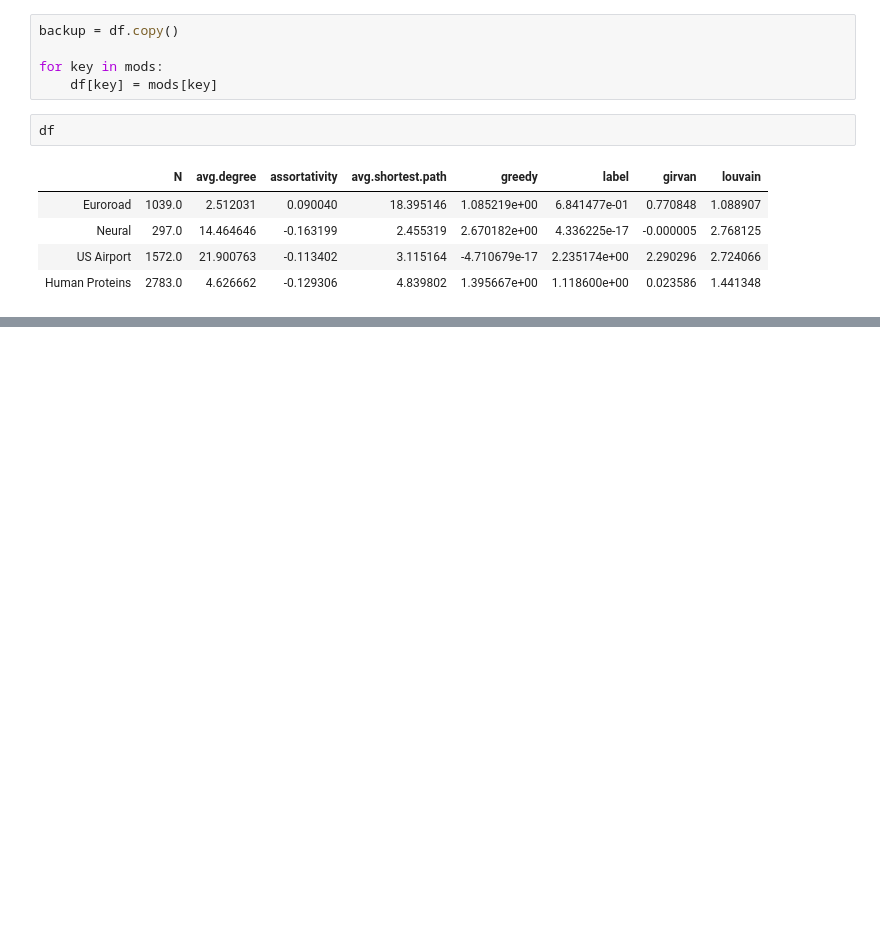
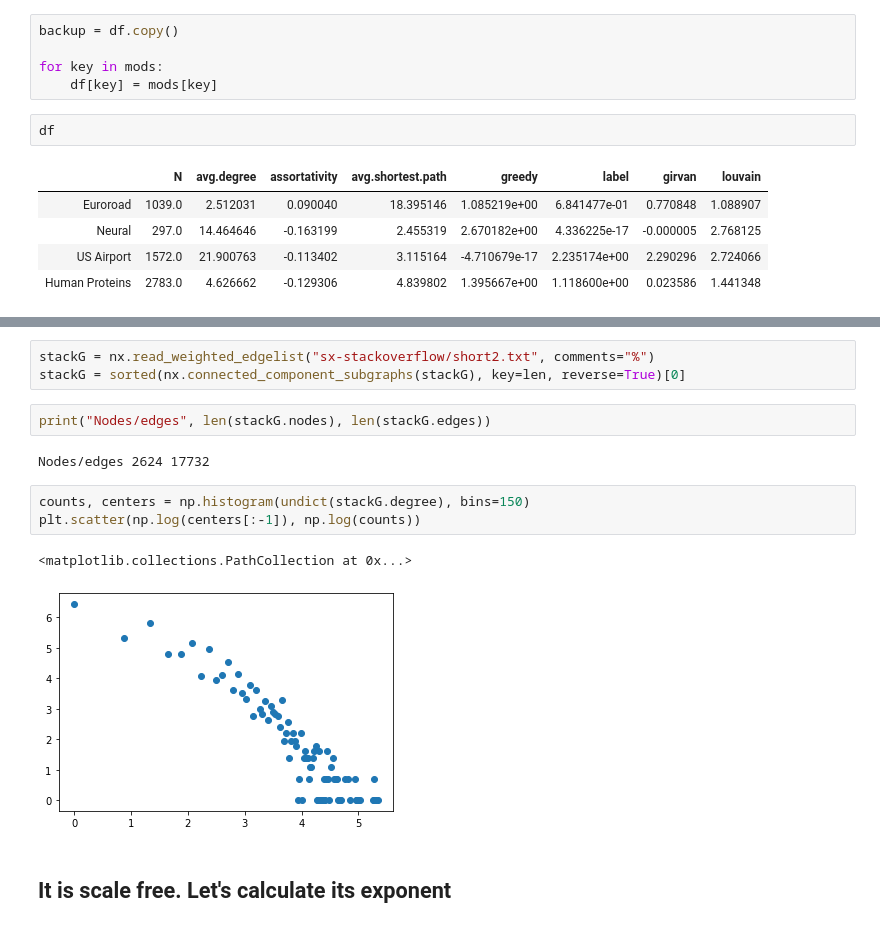
Before and after one commit to matheushjs/sandbox, a Jupyter notebook: complex_nets/lista2.ipynb, the cells around one changed output, grey strips where cells are left out. Drawn from its saved outputs; the diff is of its cells as text; blank space fills up the shorter version.

```diff
--- a/complex_nets/lista2.ipynb
+++ b/complex_nets/lista2.ipynb
@@ -1462,0 +1491,15 @@ s
+# %%
+stackG = nx.read_weighted_edgelist("sx-stackoverflow/short2.txt", comments="%")
+stackG = sorted(nx.connected_component_subgraphs(stackG), key=len, reverse=True)[0]
+# %%
+print("Nodes/edges", len(stackG.nodes), len(stackG.edges))
+# %% [output]
+Nodes/edges 2624 17732
+# %%
+counts, centers = np.histogram(undict(stackG.degree), bins=150)
+plt.scatter(np.log(centers[:-1]), np.log(counts))
+# %% [output]
+<matplotlib.collections.PathCollection at 0x...>
+[figure, added]
+# %% [markdown]
+## It is scale free. Let's calculate its exponent
```
Also changed, not shown: parts of 28 cells of this notebook.
